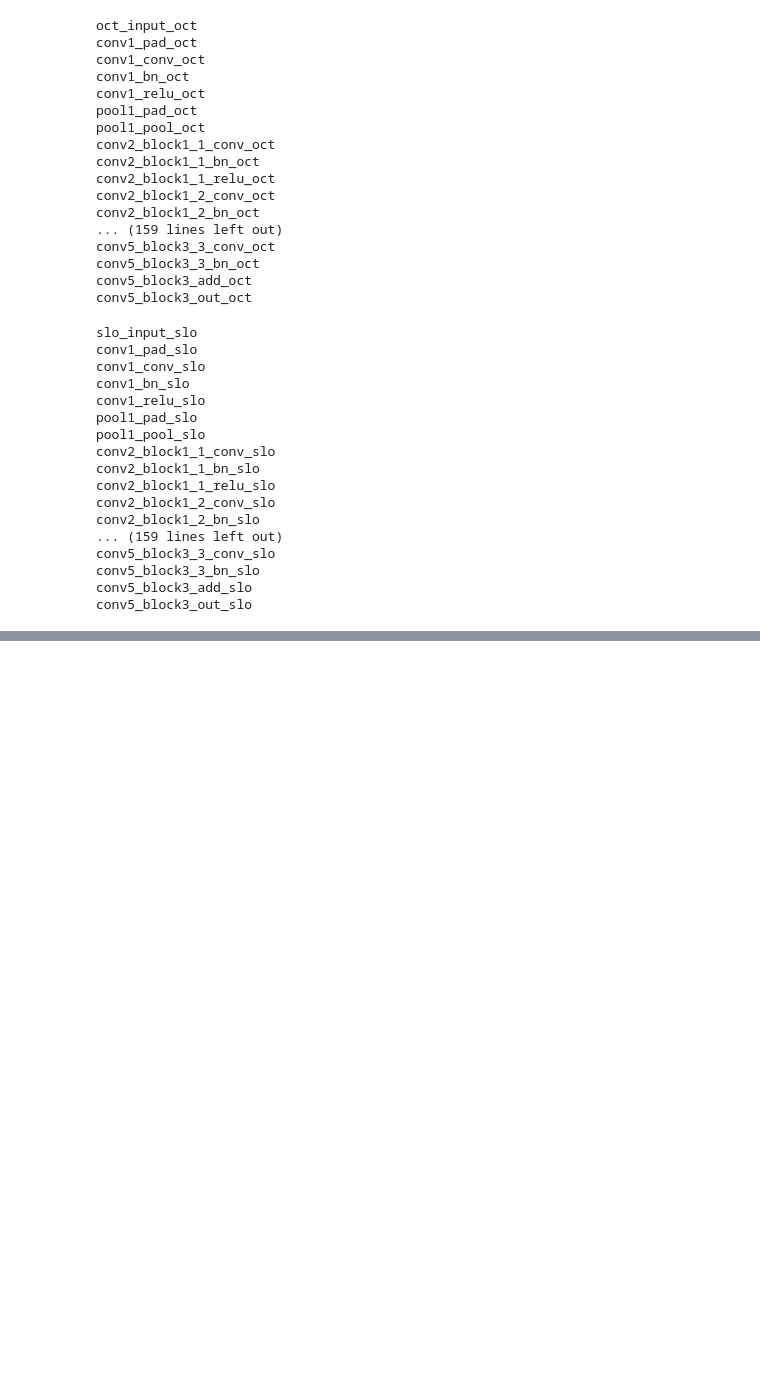
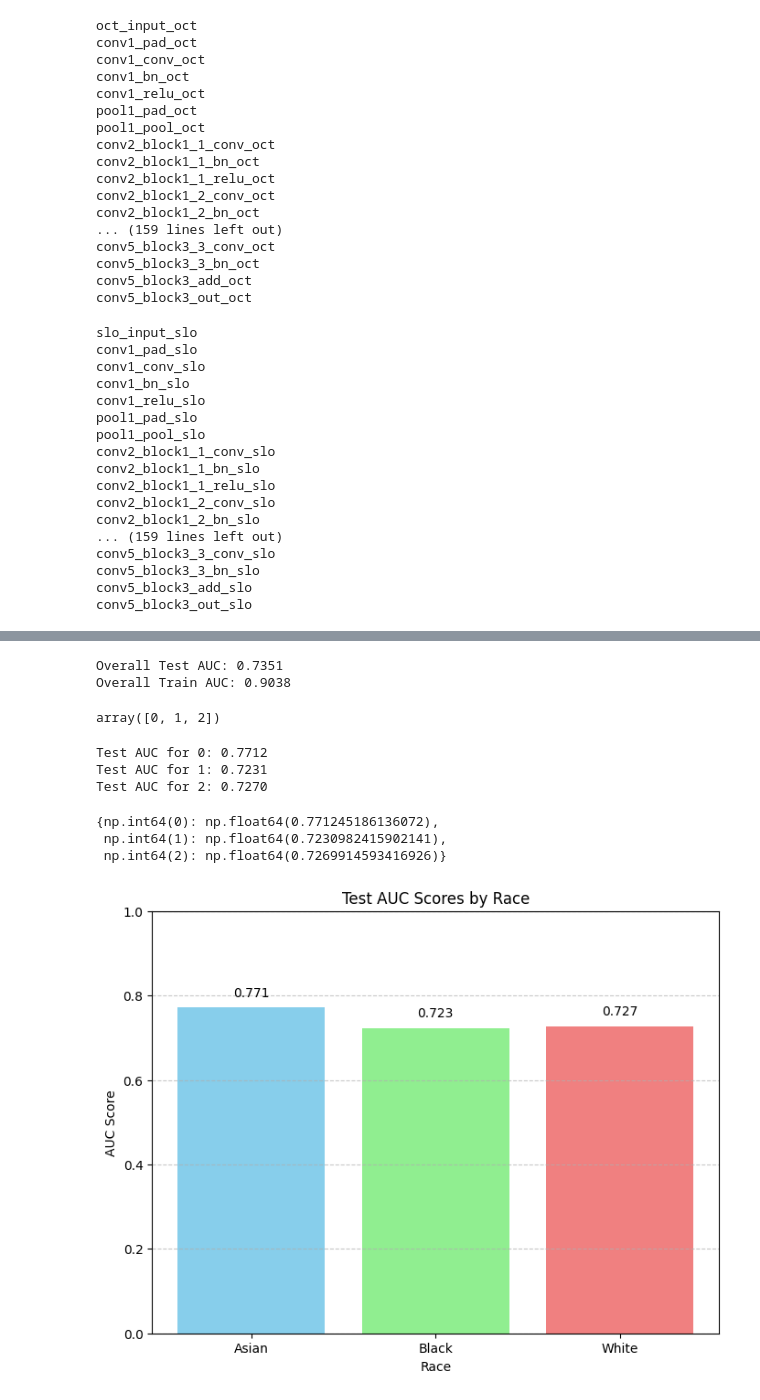
Before and after one commit to rakshyaaa/GlaucomaDetection, a Jupyter notebook: glaucoma_detection_3.ipynb, the cells around one changed output, grey strips where cells are left out. Drawn from its saved outputs; the diff is of its cells as text; code cells hidden in the pictures; blank space fills up the shorter version.

```diff
--- a/glaucoma_detection_3.ipynb
+++ b/glaucoma_detection_3.ipynb
@@ -226,0 +238,58 @@ plt.show()
+# %%
+overall_test_auc = roc_auc_score(test_glaucoma_labels, y_pred_prob_test)
+overall_train_auc = roc_auc_score(train_glaucoma_labels, y_pred_prob_train)
+print(f'Overall Test AUC: {overall_test_auc:.4f}')
+print(f'Overall Train AUC: {overall_train_auc:.4f}')
+# %% [output]
+Overall Test AUC: 0.7351
+Overall Train AUC: 0.9038
+# %%
+races = np.unique(test_race_labels)
+races
+# %% [output]
+array([0, 1, 2])
+# %%
+race_auc_scores = {}
+# %%
+for r in races:
+    race_indices = np.where(test_race_labels == r)
+
+    # Extract test labels and predicted probabilities for the current race
+    race_labels = test_glaucoma_labels[race_indices]
+    race_pred_prob = y_pred_prob_test[race_indices]
+
+    # Calculate AUC for the current race
+    race_auc = roc_auc_score(race_labels, race_pred_prob)
+    race_auc_scores[r] = race_auc
+    print(f'Test AUC for {r}: {race_auc:.4f}')
+# %% [output]
+Test AUC for 0: 0.7712
+Test AUC for 1: 0.7231
+Test AUC for 2: 0.7270
+# %%
+race_auc_scores
+# %% [output]
+{np.int64(0): np.float64(0.771245186136072),
+ np.int64(1): np.float64(0.7230982415902141),
+ np.int64(2): np.float64(0.7269914593416926)}
+# %%
+import matplotlib.pyplot as plt
+
+race_labels = ['Asian', 'Black', 'White']
+auc_values = list(race_auc_scores.values())
+# %%
+plt.figure(figsize=(8, 6))
+plt.bar(race_labels, auc_values, color=['skyblue', 'lightgreen', 'lightcoral'])
+plt.title('Test AUC Scores by Race')
+plt.xlabel('Race')
+plt.ylabel('AUC Score')
+plt.ylim(0, 1)  # AUC ranges from 0 to 1
+plt.grid(axis='y', linestyle='--', alpha=0.7)
+
+# Add values on top of bars
+for i, auc in enumerate(auc_values):
+    plt.text(i, auc + 0.02, f'{auc:.3f}', ha='center', va='bottom', fontsize=10)
+
+plt.show()
+# %% [output]
+[figure, added]
```
Also changed, not shown: parts of 17 cells of this notebook.
